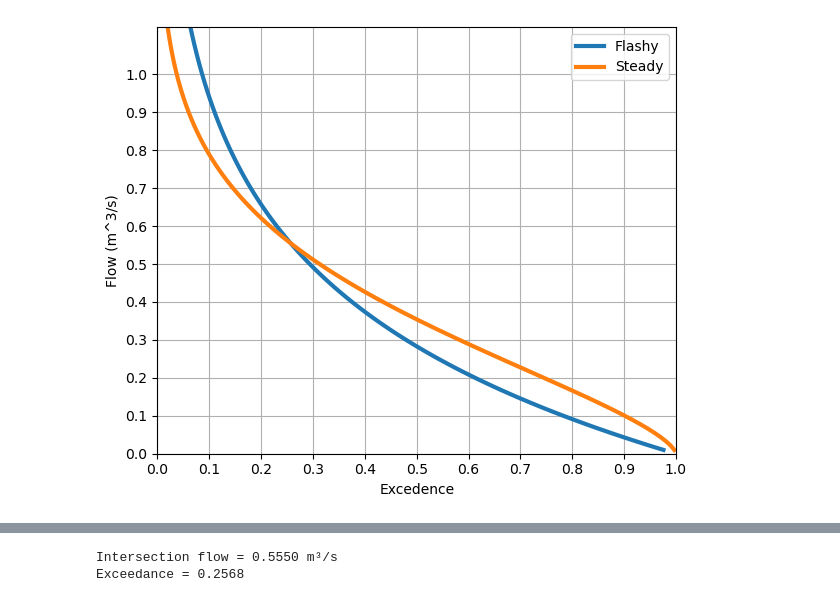
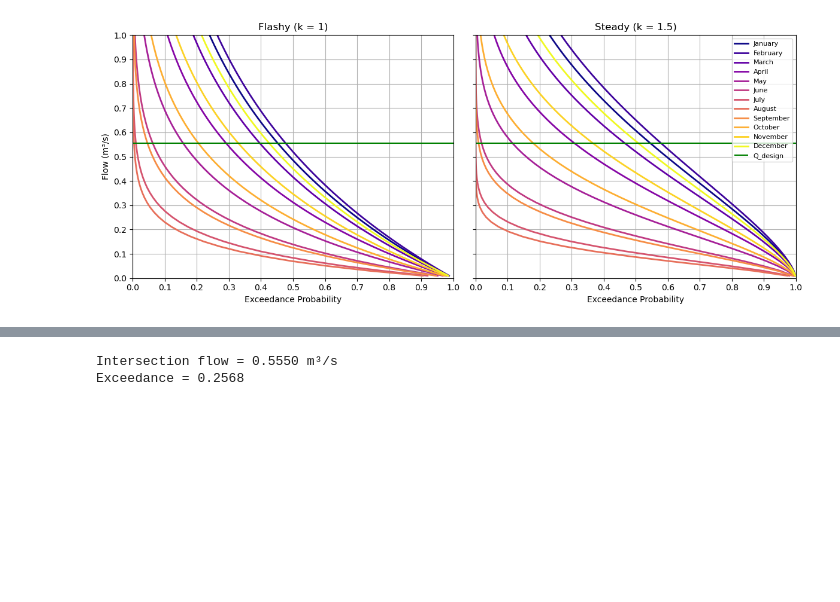
Before and after one commit to c-radicallis/RenewableEnergies_project, a Jupyter notebook: 3_HydropowerResource_YieldModeling.ipynb, the cells around one changed output, grey strips where cells are left out. Cells and saved outputs as stored; diff of their text form; code cells hidden in the pictures; blank space fills up the shorter version.

```diff
--- a/3_HydropowerResource_YieldModeling.ipynb
+++ b/3_HydropowerResource_YieldModeling.ipynb
@@ -25,34 +25,37 @@ plt.show()
-# %%
-
-## Construct FDC (Flow duration curve) # Bridging Monthly Data to Continuous FDC
-Q_avg = np.mean(Q_river) # Calculate Q_avg: Compute the annual mean from the 12 monthly flow values
-k_flashy = 1 #Assume k: Select a shape parameter (k) reflecting the island’s terrain and expected river volatility.
-k_steady = 1.5
-c_flashy = Q_avg/math.gamma(1+1/k_flashy) # Solve for c: Rearrange the Mean Flow Relation to find the scale parameter: c = Q_avg/Γ(1 + 1/k).
-c_steady = Q_avg/math.gamma(1+1/k_steady)
-
-# Generate Curve: Plot a range of flows (q) against their Exceedance Probability E(Q ≥ q)
-Q = np.linspace(0.01, max(Q_river)*1.5, 100)
-E_flashy = np.exp(-(Q/c_flashy)**k_flashy)
-E_steady = np.exp(-(Q/c_steady)**k_steady)
-
-
-
-plt.figure(figsize=(6, 5))
-plt.plot(E_flashy , Q , label="Flashy", linewidth=3)
-plt.plot(E_steady , Q , label="Steady", linewidth=3)
-#plt.plot([0.25,0.25],[0.5,0.6] , marker="o")
-#plt.plot([0.2,0.3],[0.5,0.5] , marker="o")
-
-plt.xlabel("Excedence")
-plt.ylabel("Flow (m^3/s)")
-plt.grid(True)
-plt.legend()
-plt.tight_layout()
-plt.xlim(0, 1)
-plt.xticks(np.linspace(0, 1, 11))
-plt.ylim(0,  max(Q_river)*1.5)
-plt.yticks(np.linspace(0, 1, 11))
-plt.show()
-# %% [output]
-[figure, removed]
+# %%
+k_flashy = 1
+k_steady = 1.5
+
+fig, (ax1, ax2) = plt.subplots(1, 2, figsize=(12, 5), sharex=True, sharey=True)
+
+for i, Q_avg_month in enumerate(Q_river):
+    for k, ax in [(k_flashy, ax1), (k_steady, ax2)]:
+        c = Q_avg_month / math.gamma(1 + 1/k)
+        Q = np.linspace(0.01, 2, 100)
+        E = np.exp(-(Q / c)**k)
+        ax.plot( E, Q, label=month_names[i], color=cmap(i / 11), linewidth=2        )
+
+# Flashy plot
+ax1.set_title("Flashy (k = 1)")
+ax1.set_xlabel("Exceedance Probability")
+ax1.set_ylabel("Flow (m³/s)")
+
+# Steady plot
+ax2.set_title("Steady (k = 1.5)")
+ax2.set_xlabel("Exceedance Probability")
+
+# Common formatting
+for ax in [ax1, ax2]:
+    ax.set_xlim(0, 1)
+    ax.set_ylim(0, 1)
+    ax.set_xticks(np.linspace(0, 1, 11))
+    ax.set_yticks(np.linspace(0, 1, 11))
+    ax.grid(True)
+    ax.hlines(0.555, 0 , 1, color="green", label="Q_design")
+
+
+ax2.legend(fontsize=8)
+plt.tight_layout()
+plt.show()
+# %% [output]
+[figure, added]
```
Also changed, not shown: parts of 2 cells of this notebook, 2 other files.
